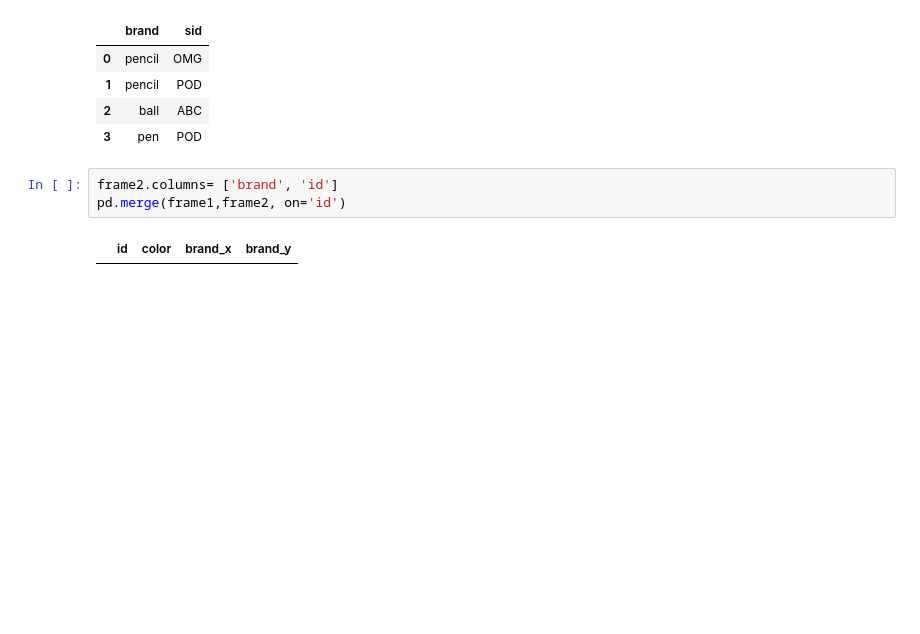
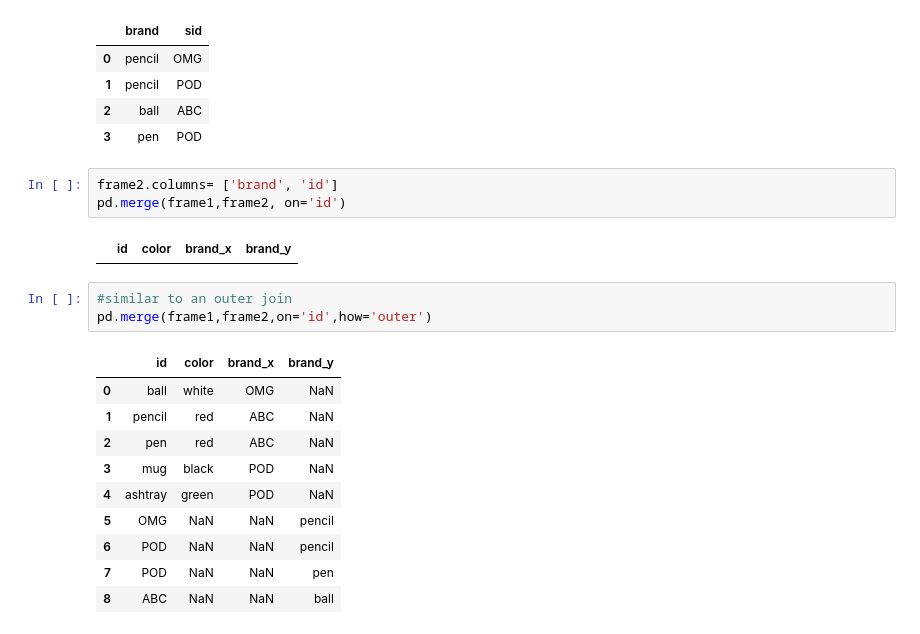
Before and after one commit to Afrochemist/OverviewNotes, a Jupyter notebook: Pandas-Numpy-Matplotlib.ipynb, the cells around one changed output. Drawn from its saved outputs; the diff is of its cells as text; blank space fills up the shorter version.

```diff
--- a/Pandas-Numpy-Matplotlib.ipynb
+++ b/Pandas-Numpy-Matplotlib.ipynb
@@ -1063,3 +1063,17 @@ frame2.columns= ['brand', 'id']
 pd.merge(frame1,frame2, on='id')
 # %% [output]
 |  | id | color | brand_x | brand_y |
+# %%
+#similar to an outer join
+pd.merge(frame1,frame2,on='id',how='outer')
+# %% [output]
+|  | id | color | brand_x | brand_y |
+| 0 | ball | white | OMG | NaN |
+| 1 | pencil | red | ABC | NaN |
+| 2 | pen | red | ABC | NaN |
+| 3 | mug | black | POD | NaN |
+| 4 | ashtray | green | POD | NaN |
+| 5 | OMG | NaN | NaN | pencil |
+| 6 | POD | NaN | NaN | pencil |
+| 7 | POD | NaN | NaN | pen |
+| 8 | ABC | NaN | NaN | ball |
```
Also changed, not shown: parts of 25 cells of this notebook.
